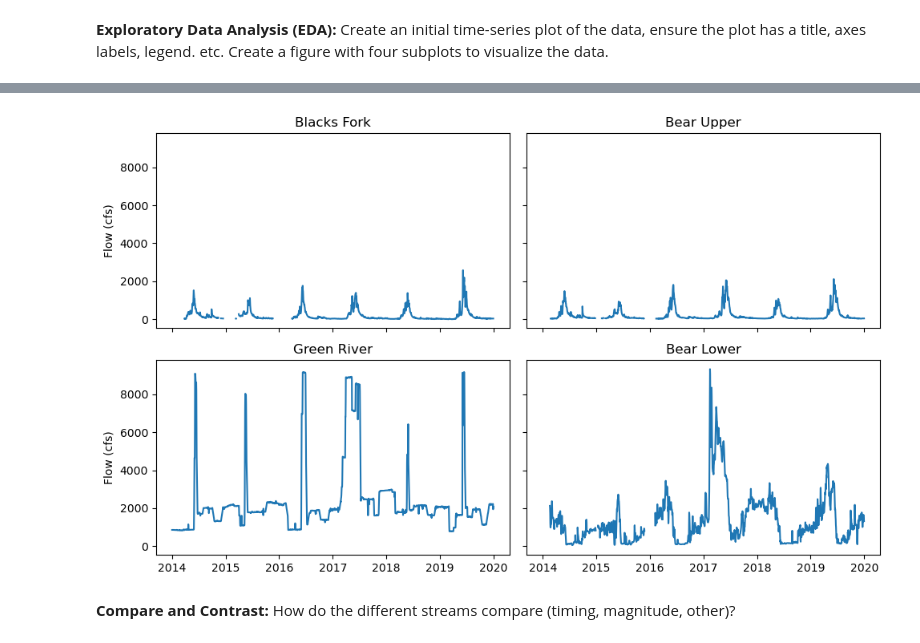
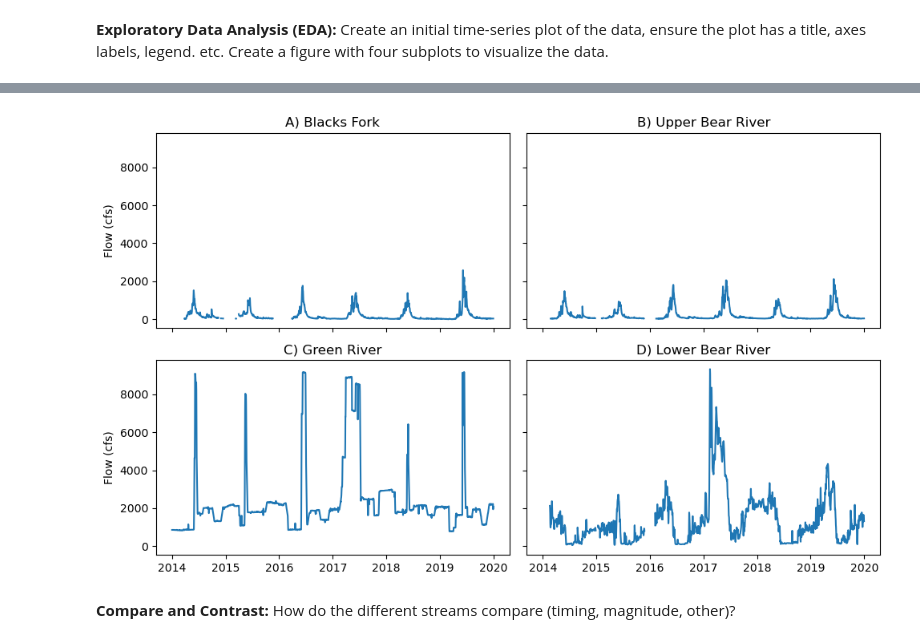
Before and after one commit to adernbach/HydroinformaticsHomework, a Jupyter notebook: notebooks/01_data_aquisition_visualization.ipynb, the cells around one changed output, grey strips where cells are left out. Saved outputs shown, nothing was run; the diff lists cells and outputs as text; code cells hidden in the pictures.

Commit message:
final edits to code and figures

```diff
--- a/notebooks/01_data_aquisition_visualization.ipynb
+++ b/notebooks/01_data_aquisition_visualization.ipynb
@@ -134,35 +136,35 @@ Media folder already exists, will save figure there
 # %%
 #create 4 subplots of the subsets
 fig, axes = plt.subplots(2, 2, figsize=(10, 6), sharex=True, sharey=True) #size = width, height
 
 data = [blackfork_subset, greenriver_subset, bear_upper_subset, bear_lower_subset]
 
 for df in data:
     df['Datetime'] = pd.to_datetime(df['Datetime'])
 
 axes[0, 0].plot(blackfork_subset['Datetime'], blackfork_subset['USGS_flow'])
-axes[0, 0].set_title('Blacks Fork')
+axes[0, 0].set_title('A) Blacks Fork')
 axes[0, 0].set_ylabel('Flow (cfs)')
 axes[0, 1].plot(bear_upper_subset['Datetime'], bear_upper_subset['USGS_flow'])
-axes[0, 1].set_title('Bear Upper')
+axes[0, 1].set_title('B) Upper Bear River')
 axes[1, 0].plot(greenriver_subset['Datetime'], greenriver_subset['USGS_flow'])
-axes[1, 0].set_title('Green River')
+axes[1, 0].set_title('C) Green River')
 axes[1, 0].set_ylabel('Flow (cfs)')
 axes[1, 1].plot(bear_lower_subset['Datetime'], bear_lower_subset['USGS_flow'])
-axes[1, 1].set_title('Bear Lower')
+axes[1, 1].set_title('D) Lower Bear River')
 axes[1, 0].xaxis.set_major_locator(mdates.YearLocator())
 axes[1, 1].xaxis.set_major_locator(mdates.YearLocator())
 axes[1, 0].xaxis.set_major_formatter(mdates.DateFormatter('%Y'))
 axes[1, 1].xaxis.set_major_formatter(mdates.DateFormatter('%Y'))
 
 fig.tight_layout()
 
 #save plot to media folder
 plt.savefig('media/initial_ts_plot.png', dpi=500)
 
 plt.show()
 # %% [output]
-[figure, old version]
+[figure, new version]
 # %% [markdown]
 **Compare and Contrast:** How do the different streams compare (timing, magnitude, other)?
 # %% [markdown]
```
Also changed, not shown: parts of 2 cells of this notebook, 2 other files.
